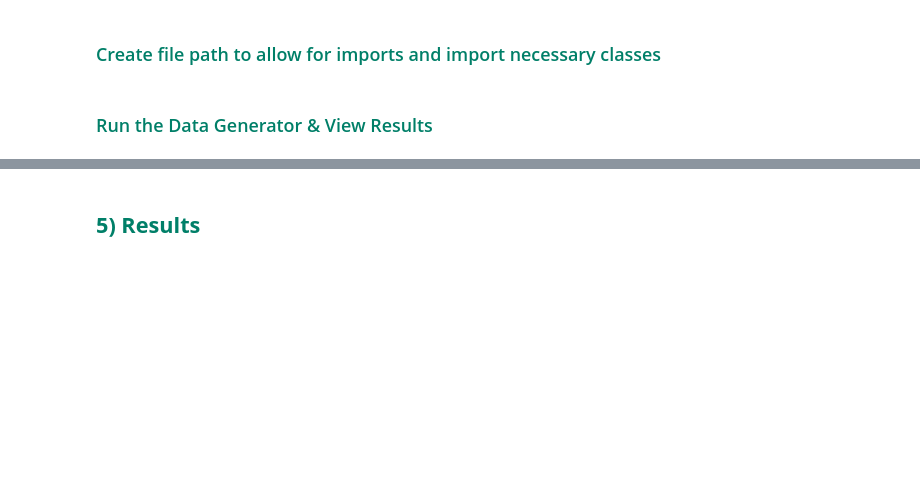
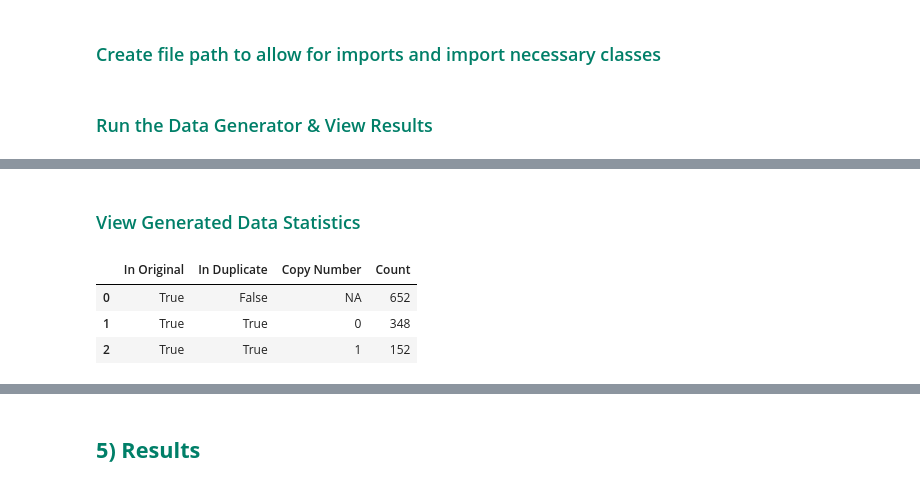
Before and after one commit to jembi/mpi-toolkit-notebook, a Jupyter notebook: data-generator/GECO-Kenya/Generate_Data.ipynb, the cells around one changed output, grey strips where cells are left out. Cells and saved outputs as stored; diff of their text form; code cells hidden in the pictures; blank space fills up the shorter version.

```diff
--- a/data-generator/GECO-Kenya/Generate_Data.ipynb
+++ b/data-generator/GECO-Kenya/Generate_Data.ipynb
@@ -1444,0 +2488,58 @@ display(data)
+# %% [markdown]
+### <font color="#007f68"> View Generated Data Statistics
+# %%
+#@title <font color="#18CF68">View Record Statistics
+#Split source system
+pd.options.mode.chained_assignment = None
+df = data
+df[['rec','recid','a_vs_b','copy_num']] = df['source_system_id'].str.split('-',expand=True)
+if PN_check == True and NID_check == True:
+  df =df[['recid', 'a_vs_b', 'copy_num','first_name', 'last_name', 'gender', 'dob', 'city', 'phone_number', 'national_id']]
+  #list of variables
+  datavs=['first_name', 'last_name', 'gender', 'dob', 'city', 'phone_number', 'national_id']
+elif PN_check == False and NID_check == True:
+  df =df[['recid', 'a_vs_b', 'copy_num','first_name', 'last_name', 'gender', 'dob', 'city', 'national_id']]
+  #list of variables
+  datavs=['first_name', 'last_name', 'gender', 'dob', 'city', 'national_id']
+elif PN_check == True and NID_check == False:
+  df =df[['recid', 'a_vs_b', 'copy_num','first_name', 'last_name', 'gender', 'dob', 'city', 'phone_number']]
+  #list of variables
+  datavs=['first_name', 'last_name', 'gender', 'dob', 'city', 'phone_number']
+else:
+  df =df[['recid', 'a_vs_b', 'copy_num','first_name', 'last_name', 'gender', 'dob', 'city']]
+  #list of variables
+  datavs=['first_name', 'last_name', 'gender', 'dob', 'city']
+
+
+#create df for aaa's and bbb's
+dfa=df[df['a_vs_b'].str.contains("aaa")]
+dfb=df[df['a_vs_b'].str.contains("bbb")]
+
+#make true statements for originals and duplicates
+dfa['inOri'] = True
+
+dfb['inDup']= True
+
+#merge some columns inOri-from aaa's , inDup & copy number from bbb's by recid using outerjoin
+df_comb = dfa[['recid','inOri']].merge(dfb[['recid', 'copy_num','inDup']], how='outer', on='recid')
+
+#make all NaN entries in inOri and inDup = false and in copy_num = NA
+
+df_comb['inOri'].fillna(False ,inplace=True)
+
+df_comb['inDup'].fillna(False ,inplace=True)
+
+df_comb['copy_num'].fillna('NA',inplace=True)
+
+#group and display results
+df_record_details = df_comb.groupby(['inOri','inDup','copy_num']).agg('count').reset_index()
+df_record_details  = df_record_details .rename(columns = {'recid': 'Count'}, inplace = False)
+df_record_details  = df_record_details .rename(columns = {'inOri': 'In Original'}, inplace = False)
+df_record_details  = df_record_details .rename(columns = {'inDup': 'In Duplicate'}, inplace = False)
+df_record_details  = df_record_details .rename(columns = {'copy_num': 'Copy Number'}, inplace = False)
+display(df_record_details)
+# %% [output]
+|  | In Original | In Duplicate | Copy Number | Count |
+| 0 | True | False | NA | 652 |
+| 1 | True | True | 0 | 348 |
+| 2 | True | True | 1 | 152 |
```
Also changed, not shown: parts of 43 cells of this notebook.
